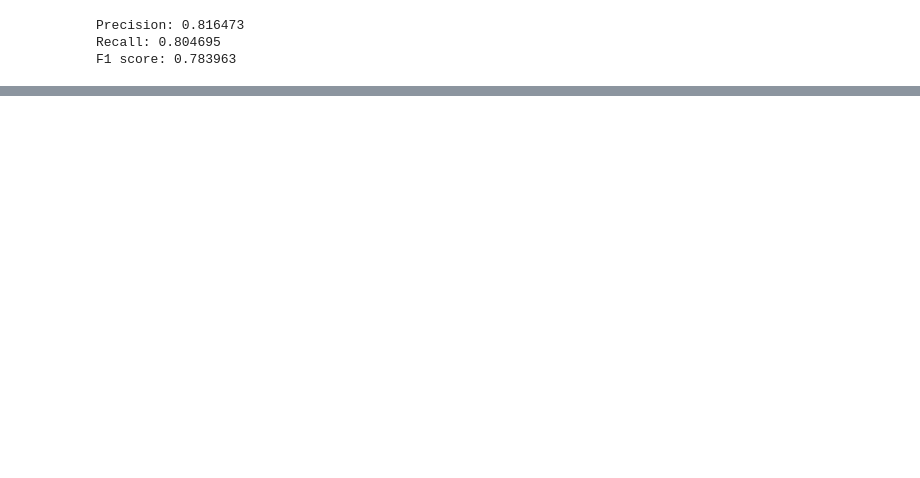
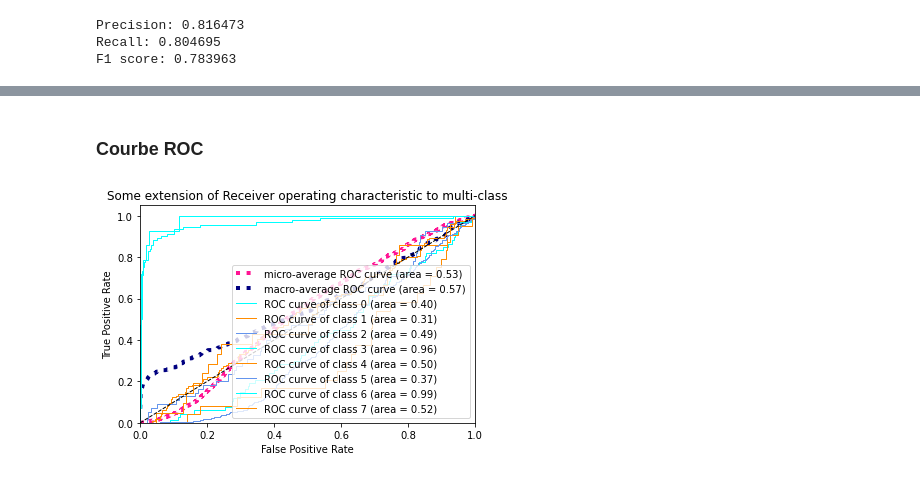
Before and after one commit to bnicol-ensc/IngeLogIAIdiwii, a Jupyter notebook: notebooks/dataVisualisation.ipynb, the cells around one changed output, grey strips where cells are left out. Cells and saved outputs as stored; diff of their text form; code cells hidden in the pictures; blank space fills up the shorter version.

```diff
--- a/notebooks/dataVisualisation.ipynb
+++ b/notebooks/dataVisualisation.ipynb
@@ -114,0 +121,6 @@ globalConfusionMatrix(testIntent, resultsMax)
+# %% [markdown]
+### Courbe ROC
+# %%
+plotROC(results, testIntent, resultsMax)
+# %% [output]
+[figure, added]
```
Also changed, not shown: parts of 9 cells of this notebook, 2 other files.
